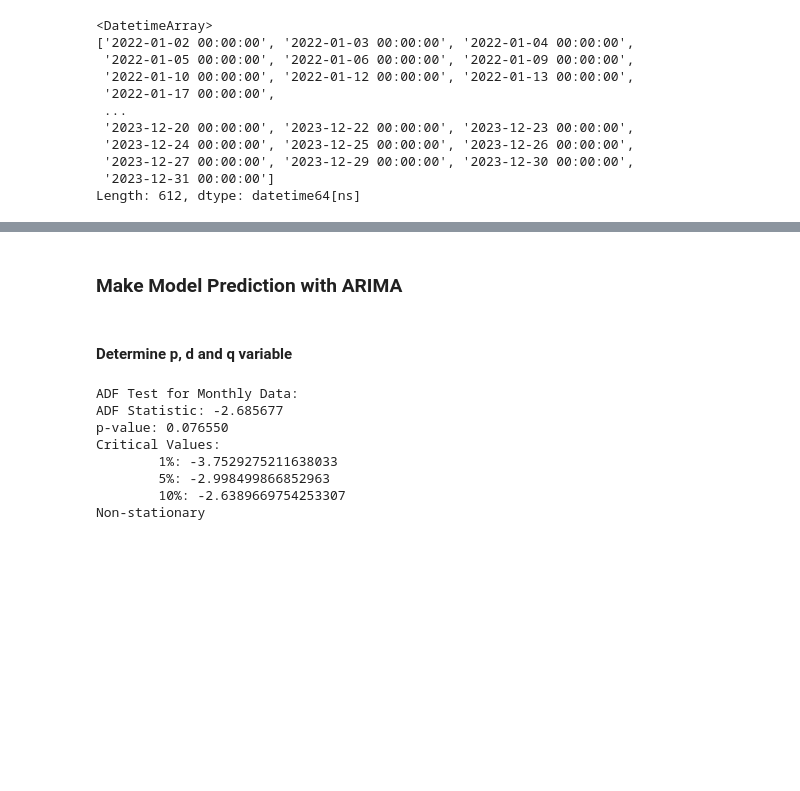
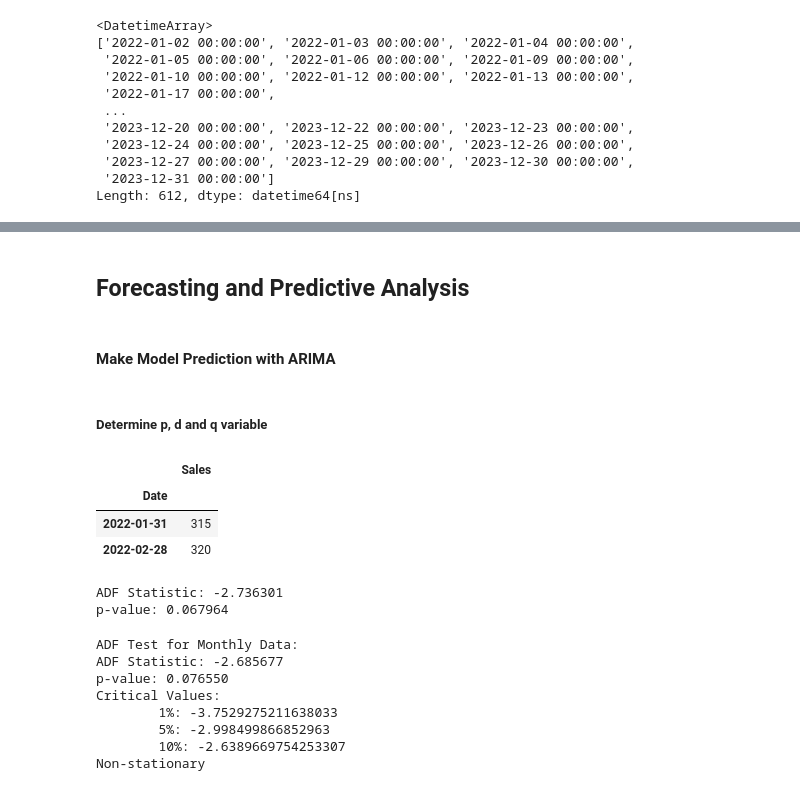
Before and after one commit to MuhammadJundullah/Data-Analysis, a Jupyter notebook: Car Sales Analysis/Car_Sales_Report.ipynb, the cells around one changed output, grey strips where cells are left out. Drawn from its saved outputs; the diff is of its cells as text; code cells hidden in the pictures; blank space fills up the shorter version.

```diff
--- a/Car Sales Analysis/Car_Sales_Report.ipynb
+++ b/Car Sales Analysis/Car_Sales_Report.ipynb
@@ -396,4 +490,27 @@ plt.show()
+# %% [markdown]
+## Forecasting and Predictive Analysis
 # %% [markdown]
-### Make Model Prediction with ARIMA
+#### Make Model Prediction with ARIMA
 # %% [markdown]
-#### Determine p, d and q variable
+##### Determine p, d and q variable
+# %%
+monthly_data = df.resample('M').size()
+monthly_data = monthly_data.reset_index(name='Sales')
+monthly_data.set_index('Date', inplace=True)
+monthly_data = pd.DataFrame(monthly_data)
+
+monthly_data.head(2)
+# %% [output]
+|  | Sales |
+| Date |  |
+| 2022-01-31 | 315 |
+| 2022-02-28 | 320 |
+# %%
+from statsmodels.tsa.stattools import adfuller
+from numpy import log
+result = adfuller(monthly_data.Sales.dropna())
+print('ADF Statistic: %f' % result[0])
+print('p-value: %f' % result[1])
+# %% [output]
+ADF Statistic: -2.736301
+p-value: 0.067964
```
Also changed, not shown: parts of 16 cells of this notebook.
